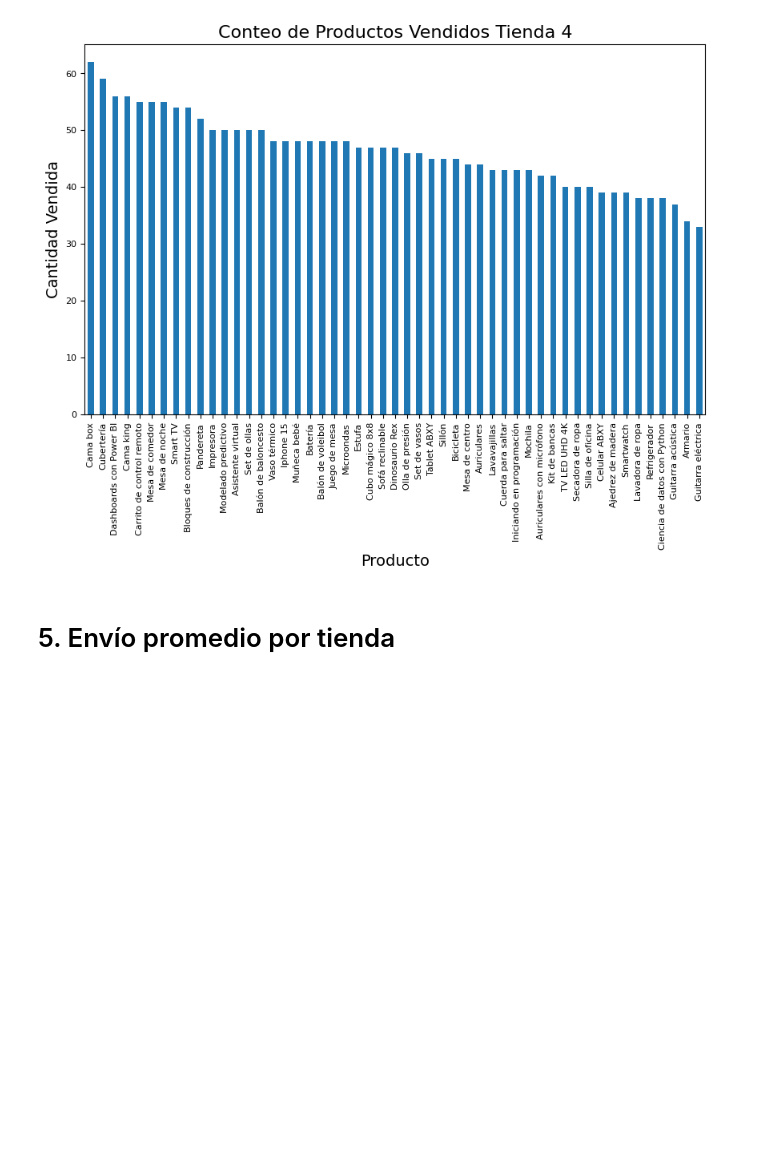
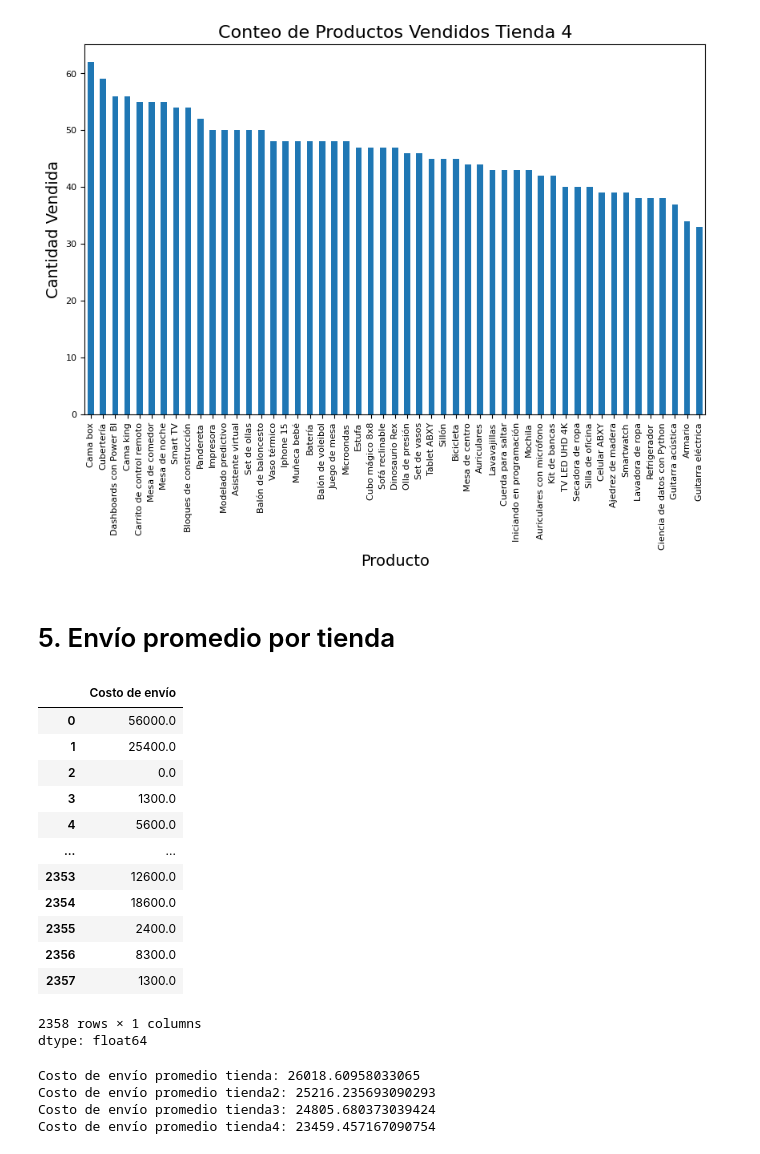
Before and after one commit to VivianQui/Challenge-Precticando-Python-para-Data-Science, a Jupyter notebook: AluraStoreLatam.ipynb, the cells around one changed output. Saved outputs shown, nothing was run; the diff lists cells and outputs as text; code cells hidden in the pictures; blank space fills up the shorter version.

```diff
--- a/AluraStoreLatam.ipynb
+++ b/AluraStoreLatam.ipynb
@@ -365,3 +365,23 @@ Name: count, dtype: int64
 [figure]
 # %% [markdown]
 # 5. Envío promedio por tienda
+# %%
+tienda['Costo de envío']
+tienda2['Costo de envío']
+tienda3['Costo de envío']
+tienda4['Costo de envío']
+# %% [output]
+|  | Costo de envío |
+| 0 | 56000.0 |
+| 1 | 25400.0 |
+| 2 | 0.0 |
+| 3 | 1300.0 |
+| 4 | 5600.0 |
+| ... | ... |
+| 2353 | 12600.0 |
+| 2354 | 18600.0 |
+| 2355 | 2400.0 |
+| 2356 | 8300.0 |
+| 2357 | 1300.0 |
+2358 rows × 1 columns
+dtype: float64
@@ -367,0 +396,11 @@ Name: count, dtype: int64
+# %%
+print(f'Costo de envío promedio tienda: {costo_envio_promedio_tienda}')
+print(f'Costo de envío promedio tienda2: {costo_envio_promedio_tienda2}')
+print(f'Costo de envío promedio tienda3: {costo_envio_promedio_tienda3}')
+print(f'Costo de envío promedio tienda4: {costo_envio_promedio_tienda4}')
+#
+# %% [output]
+Costo de envío promedio tienda: 26018.60958033065
+Costo de envío promedio tienda2: 25216.235693090293
+Costo de envío promedio tienda3: 24805.680373039424
+Costo de envío promedio tienda4: 23459.457167090754
```
Also changed, not shown: parts of 4 cells of this notebook.
